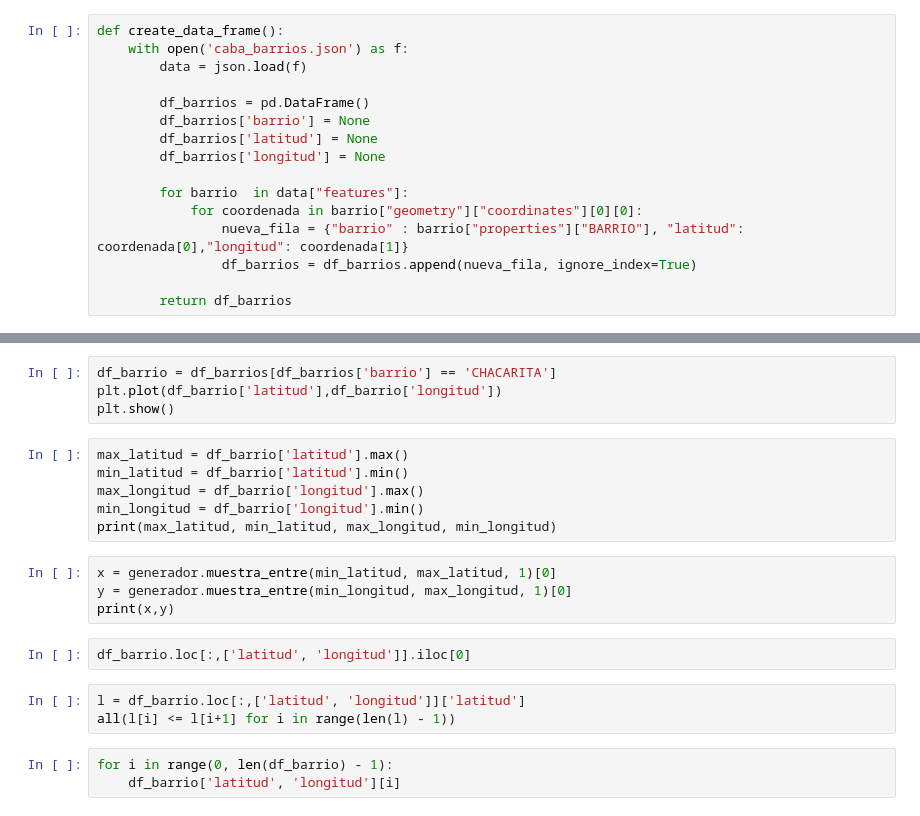
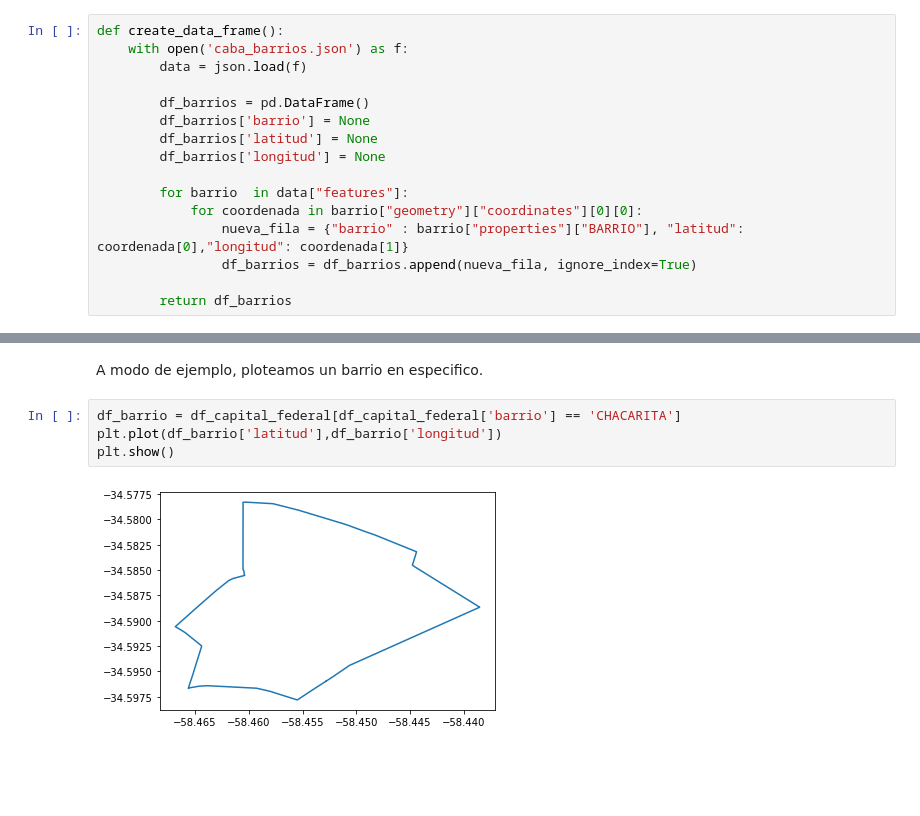
Before and after one commit to delpinor/tp-simulacion, a Jupyter notebook: TP1/ej_01.ipynb, the cells around one changed output, grey strips where cells are left out. Saved outputs shown, nothing was run; the diff lists cells and outputs as text; blank space fills up the shorter version.

```diff
--- a/TP1/ej_01.ipynb
+++ b/TP1/ej_01.ipynb
@@ -922,22 +942,8 @@ plt.show()
+# %% [markdown]
+A modo de ejemplo, ploteamos un barrio en especifico.
 # %%
-df_barrio = df_barrios[df_barrios['barrio'] == 'CHACARITA']
+df_barrio = df_capital_federal[df_capital_federal['barrio'] == 'CHACARITA']
 plt.plot(df_barrio['latitud'],df_barrio['longitud'])
 plt.show()
+# %% [output]
+[figure, added]
-# %%
-max_latitud = df_barrio['latitud'].max()
-min_latitud = df_barrio['latitud'].min()
-max_longitud = df_barrio['longitud'].max()
-min_longitud = df_barrio['longitud'].min()
-print(max_latitud, min_latitud, max_longitud, min_longitud)
-# %%
-x = generador.muestra_entre(min_latitud, max_latitud, 1)[0]
-y = generador.muestra_entre(min_longitud, max_longitud, 1)[0]
-print(x,y)
-# %%
-df_barrio.loc[:,['latitud', 'longitud']].iloc[0]
-# %%
-l = df_barrio.loc[:,['latitud', 'longitud']]['latitud']
-all(l[i] <= l[i+1] for i in range(len(l) - 1))
-# %%
-for i in range(0, len(df_barrio) - 1):
-    df_barrio['latitud', 'longitud'][i]
```
Also changed, not shown: parts of 47 cells of this notebook, 1 other file.
